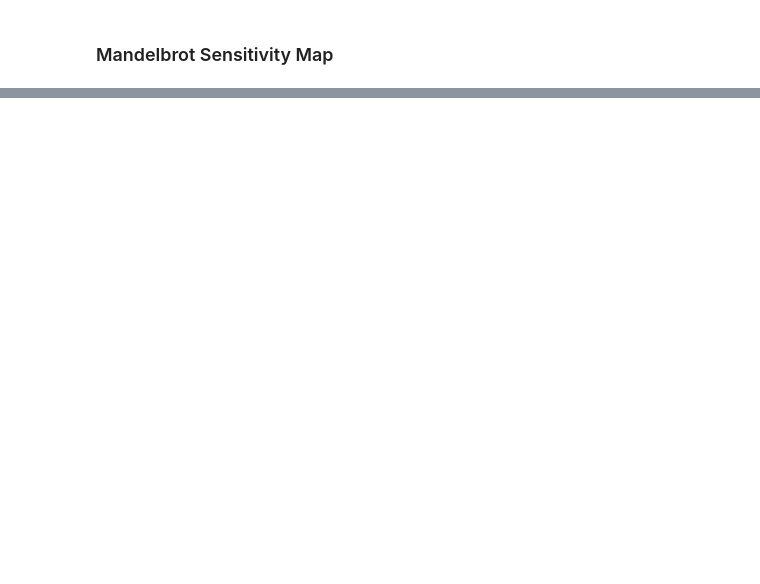
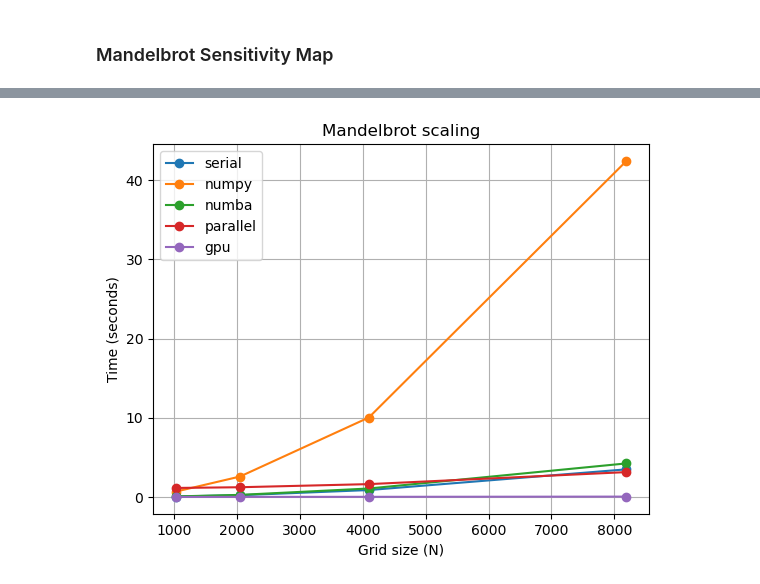
Before and after one commit to mathmaa/NSC, a Jupyter notebook: MiniProject3.ipynb, the cells around one changed output, grey strips where cells are left out. Saved outputs shown, nothing was run; the diff lists cells and outputs as text; code cells hidden in the pictures; blank space fills up the shorter version.

```diff
--- a/MiniProject3.ipynb
+++ b/MiniProject3.ipynb
@@ -70,0 +141,11 @@ plt.show()
+# %%
+import time
+def benchmark(func, *args, runs=3):
+    """Return median wall time (seconds) over `runs` calls."""
+    import statistics
+    times = []
+    for _ in range(runs):
+        t0 = time.perf_counter()
+        func(*args)
+        times.append(time.perf_counter() - t0)
+    return statistics.median(times)
@@ -70,0 +225,21 @@ plt.show()
+# %%
+import matplotlib.pyplot as plt
+
+def plot_scaling(results):
+    sizes = sorted(results.keys())
+    methods = list(next(iter(results.values())).keys())
+
+    for method in methods:
+        times = [results[N][method] for N in sizes]
+        plt.plot(sizes, times, marker='o', label=method)
+
+    plt.xlabel("Grid size (N)")
+    plt.ylabel("Time (seconds)")
+    plt.title("Mandelbrot scaling")
+    plt.legend()
+    plt.grid(True)
+    plt.show()
+
+plot_scaling(results)
+# %% [output]
+[figure, added]
```
Also changed, not shown: parts of 9 cells of this notebook.
